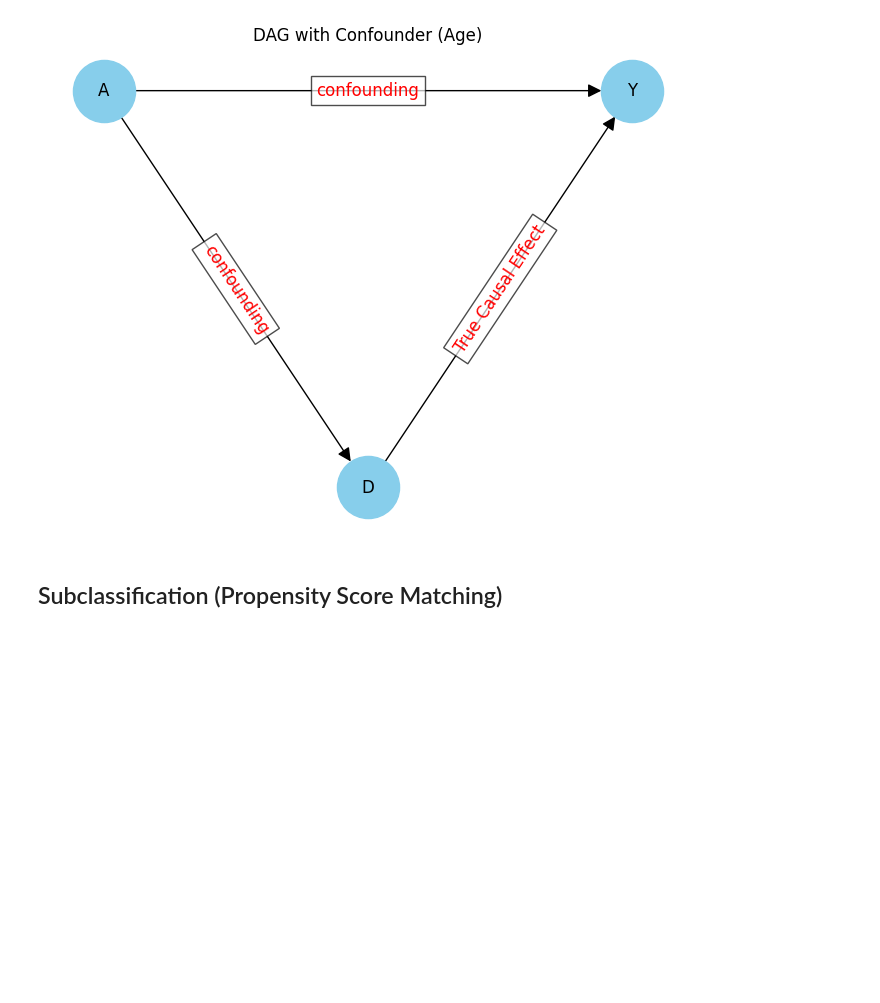
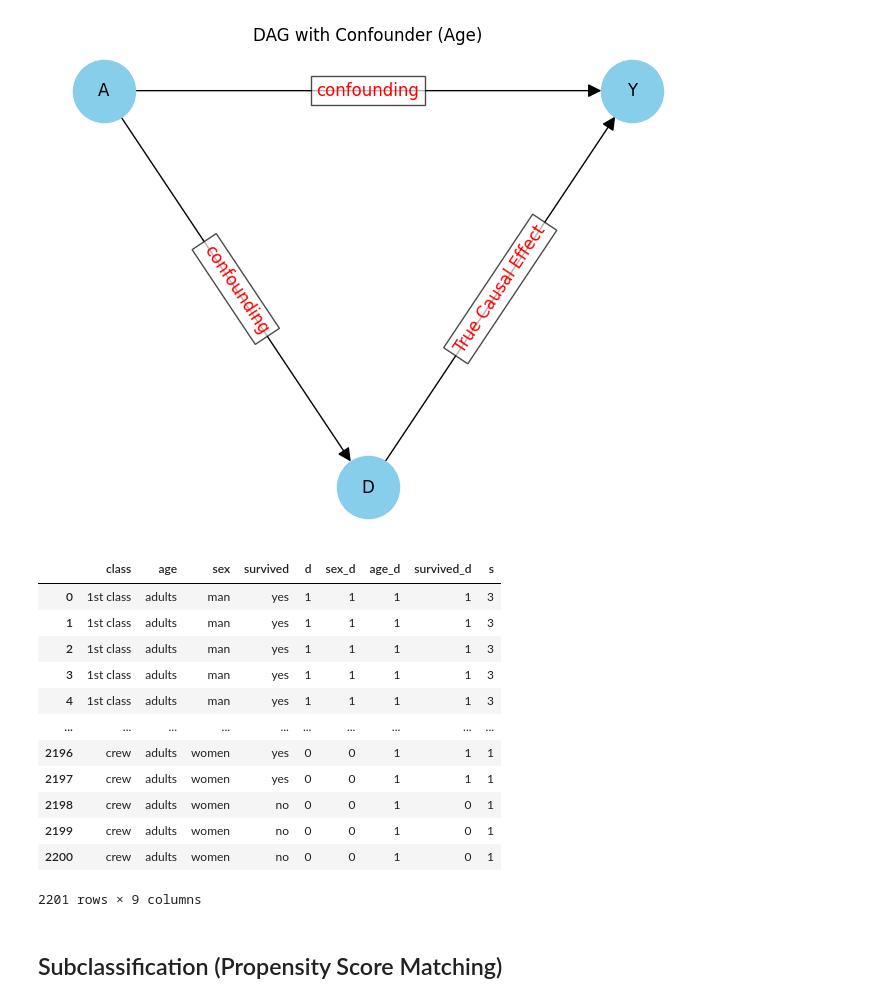
Before and after one commit to kabeerbora/ECON5625, a Jupyter notebook: Matching.ipynb, the cells around one changed output. Drawn from its saved outputs; the diff is of its cells as text; code cells hidden in the pictures; blank space fills up the shorter version.

```diff
--- a/Matching.ipynb
+++ b/Matching.ipynb
@@ -29,6 +29,68 @@ plt.title("DAG with Confounder (Age)")
 plt.show()
 # %% [output]
 [figure]
+# %%
+import numpy as np
+import pandas as pd
+import statsmodels.api as sm
+import statsmodels.formula.api as smf
+from itertools import combinations
+import plotnine as p
+
+# read data
+import ssl
+ssl._create_default_https_context = ssl._create_unverified_context
+def read_data(file):
+    return pd.read_stata("https://github.com/scunning1975/mixtape/raw/master/" + file)
+
+
+
+
+## Weighted Average Treatment Effect
+titanic = read_data("titanic.dta")
+
+titanic['d'] = 0
+titanic.loc[titanic['class']=='1st class', 'd'] = 1
+
+titanic['sex_d'] = 0
+titanic.loc[titanic['sex']=='man', 'sex_d'] = 1
+
+titanic['age_d'] = 0
+titanic.loc[titanic['age']=='adults', 'age_d'] = 1
+
+titanic['survived_d'] = 0
+titanic.loc[titanic['survived']=='yes', 'survived_d'] = 1
+
+titanic['s'] = 0
+titanic.loc[(titanic.sex_d == 0) & (titanic.age_d==1), 's'] = 1
+titanic.loc[(titanic.sex_d == 0) & (titanic.age_d==0), 's'] = 2
+titanic.loc[(titanic.sex_d == 1) & (titanic.age_d==1), 's'] = 3
+titanic.loc[(titanic.sex_d == 1) & (titanic.age_d==0), 's'] = 4
+
+obs = titanic.loc[titanic.d == 0].shape[0]
+
+def weighted_avg_effect(df):
+    diff = df[df.d==1].survived_d.mean() - df[df.d==0].survived_d.mean()
+    weight = df[df.d==0].shape[0]/obs
+    return diff*weight
+
+wate = titanic.groupby('s').apply(weighted_avg_effect).sum()
+
+print("The weigthted average treatment effect estimate is {:.2%}".format(wate))
+# %% [output]
+|  | class | age | sex | survived | d | sex_d | age_d | survived_d | s |
+| 0 | 1st class | adults | man | yes | 1 | 1 | 1 | 1 | 3 |
+| 1 | 1st class | adults | man | yes | 1 | 1 | 1 | 1 | 3 |
+| 2 | 1st class | adults | man | yes | 1 | 1 | 1 | 1 | 3 |
+| 3 | 1st class | adults | man | yes | 1 | 1 | 1 | 1 | 3 |
+| 4 | 1st class | adults | man | yes | 1 | 1 | 1 | 1 | 3 |
+| ... | ... | ... | ... | ... | ... | ... | ... | ... | ... |
+| 2196 | crew | adults | women | yes | 0 | 0 | 1 | 1 | 1 |
+| 2197 | crew | adults | women | yes | 0 | 0 | 1 | 1 | 1 |
+| 2198 | crew | adults | women | no | 0 | 0 | 1 | 0 | 1 |
+| 2199 | crew | adults | women | no | 0 | 0 | 1 | 0 | 1 |
+| 2200 | crew | adults | women | no | 0 | 0 | 1 | 0 | 1 |
+2201 rows × 9 columns
 # %% [markdown]
 ## Subclassification (Propensity Score Matching)
 # %%
```
